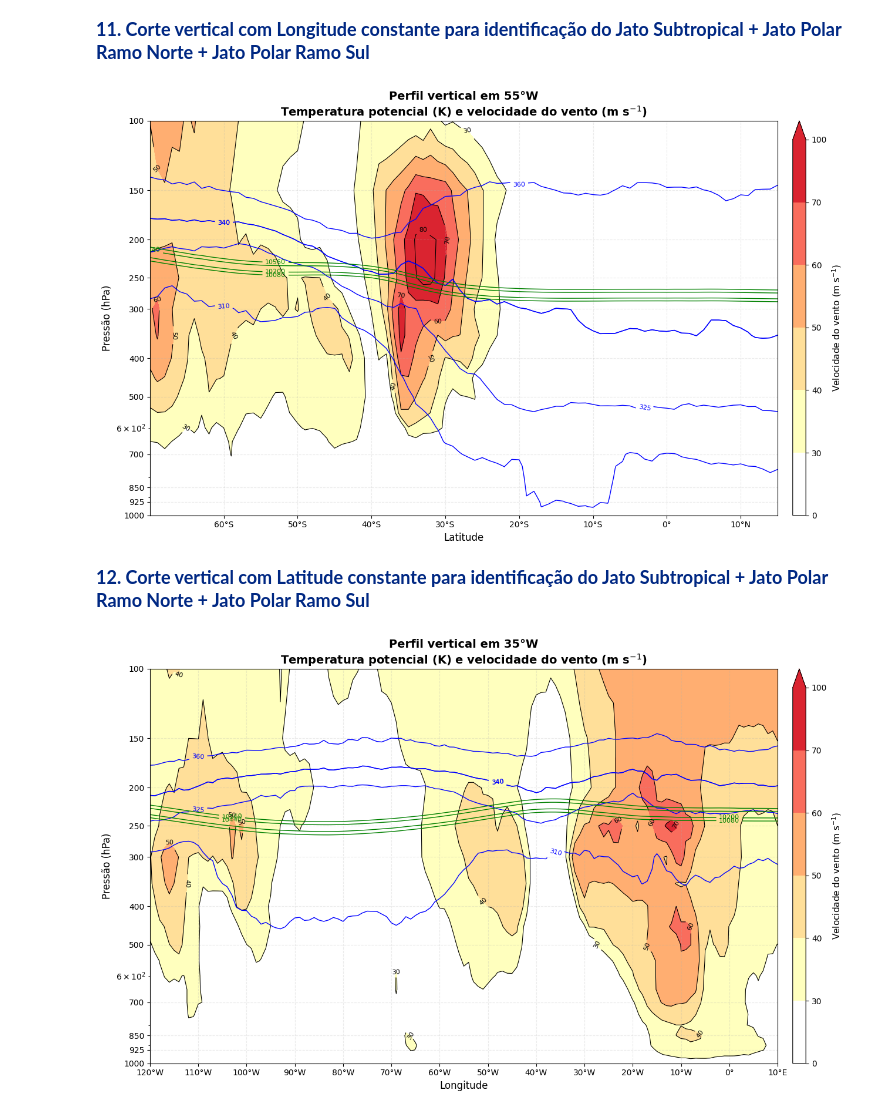
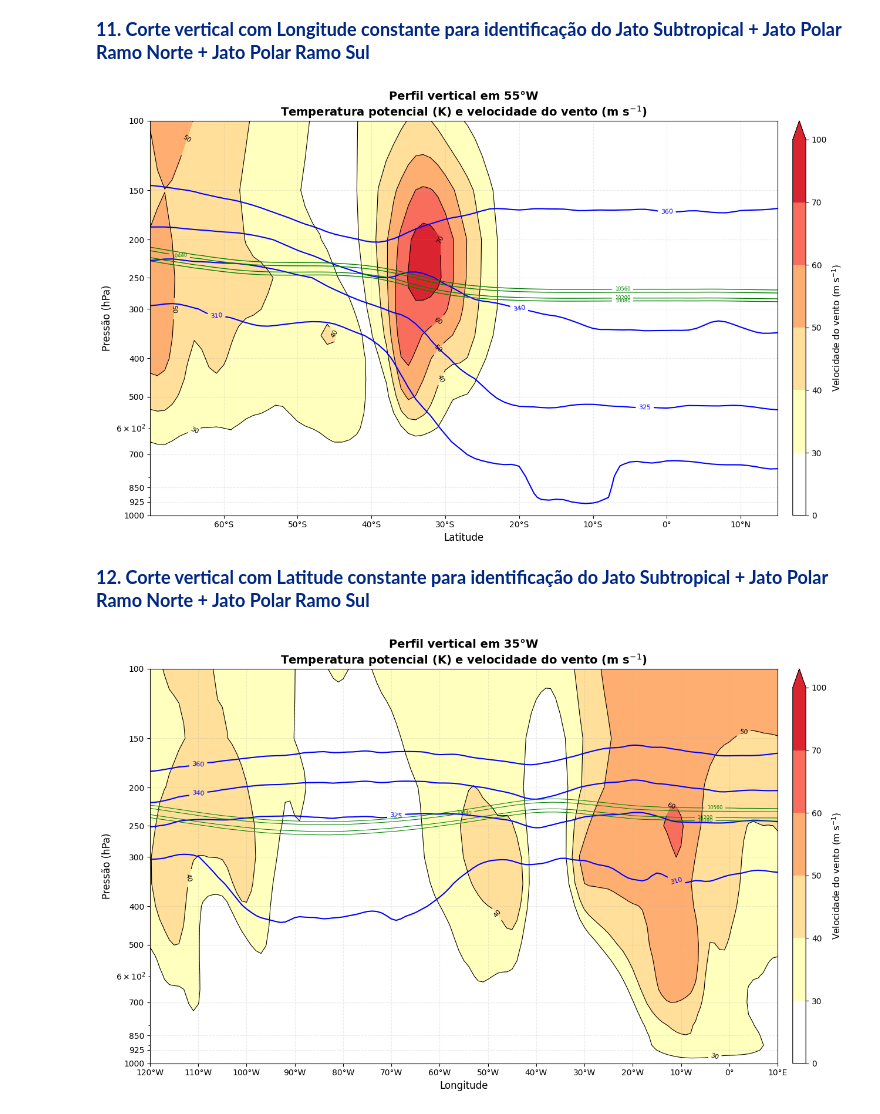
Before and after one commit to RonaldRN/Monitorias_IAG-USP, a Jupyter notebook: Meteorologia-Sinotica-I/2026/JET_POLAR_SUBTROPICAL.ipynb, the cells around one changed output. Saved outputs shown, nothing was run; the diff lists cells and outputs as text; code cells hidden in the pictures.

```diff
--- a/Meteorologia-Sinotica-I/2026/JET_POLAR_SUBTROPICAL.ipynb
+++ b/Meteorologia-Sinotica-I/2026/JET_POLAR_SUBTROPICAL.ipynb
@@ -698,6 +699,10 @@ v = section["v"]
 wind_speed = section["wind_speed"]
 theta = section["theta"]
 z = section["gh"]
+
+# Suavizar variáveis
+theta = mpcalc.smooth_gaussian(theta, 6)
+wind_speed = mpcalc.smooth_gaussian(wind_speed, 6)
 
 # ============================================================
 # 7. GARANTIR ORDEM PRESSÃO x LATITUDE
@@ -773,14 +778,14 @@ ax.clabel(cs_wind, fmt="%d", fontsize=8)
 # ============================================================
 
 # Jato Subtropical
-theta_levels_jst = np.arange(340, 361, 20)
+theta_levels_jst = np.arange(360, 361, 20)
 cs_theta_jst = ax.contour(
     latitude,
     pressure,
     theta.values,
     levels=theta_levels_jst,
     colors="blue",
-    linewidths=1.0
+    linewidths=1.5
 )
 ax.clabel(cs_theta_jst, fmt="%d", fontsize=8)
 
@@ -792,7 +797,7 @@ cs_theta_jp = ax.contour(
     theta.values,
     levels=theta_levels_jp,
     colors="blue",
-    linewidths=1.0
+    linewidths=1.5
 )
 ax.clabel(cs_theta_jp, fmt="%d", fontsize=8)
 
@@ -810,7 +815,7 @@ cs_z_jst = ax.contour(
     colors="green",
     linewidths=1.0
 )
-ax.clabel(cs_z_jst, fmt="%d", fontsize=8)
+ax.clabel(cs_z_jst, fmt="%d", fontsize=6)
 
 # Jato Polar Norte
 z_levels_jpn = np.arange(10200, 10441, 240)
@@ -822,7 +827,7 @@ cs_z_jpn = ax.contour(
     colors="green",
     linewidths=1.0
 )
-ax.clabel(cs_z_jpn, fmt="%d", fontsize=8)
+ax.clabel(cs_z_jpn, fmt="%d", fontsize=6)
 
 # Jato Polar Sul
 z_levels_jps = np.arange(10080, 10081, 1)
@@ -834,7 +839,7 @@ cs_z_jps = ax.contour(
     colors="green",
     linewidths=1.0
 )
-ax.clabel(cs_z_jps, fmt="%d", fontsize=8)
+ax.clabel(cs_z_jps, fmt="%d", fontsize=6)
 
 # ============================================================
 # 12. EIXO VERTICAL
@@ -893,7 +898,7 @@ plt.tight_layout()
 
 plt.show()
 # %% [output]
-[figure, old version]
+[figure, new version]
 # %% [markdown]
 <font size=4 color='#002883'> **12. Corte vertical com Latitude constante para identificação do Jato Subtropical + Jato Polar Ramo Norte + Jato Polar Ramo Sul** <font>
 # %%
@@ -966,6 +971,10 @@ v = section["v"]
 wind_speed = section["wind_speed"]
 theta = section["theta"]
 z = section["gh"]
+
+# Suavizar variáveis
+theta = mpcalc.smooth_gaussian(theta, 6)
+wind_speed = mpcalc.smooth_gaussian(wind_speed, 6)
 
 # ============================================================
 # 7. GARANTIR ORDEM PRESSÃO x LATITUDE
@@ -1041,14 +1050,14 @@ ax.clabel(cs_wind, fmt="%d", fontsize=8)
 # ============================================================
 
 # Jato Subtropical
-theta_levels_jst = np.arange(340, 361, 20)
+theta_levels_jst = np.arange(360, 361, 20)
 cs_theta_jst = ax.contour(
     longitude,
     pressure,
     theta.values,
     levels=theta_levels_jst,
     colors="blue",
-    linewidths=1.0
+    linewidths=1.5
 )
 ax.clabel(cs_theta_jst, fmt="%d", fontsize=8)
 
@@ -1060,7 +1069,7 @@ cs_theta_jp = ax.contour(
     theta.values,
     levels=theta_levels_jp,
     colors="blue",
-    linewidths=1.0
+    linewidths=1.5
 )
 ax.clabel(cs_theta_jp, fmt="%d", fontsize=8)
 
@@ -1076,9 +1085,9 @@ cs_z_jst = ax.contour(
     z.values,
     levels=z_levels_jst,
     colors="green",
-    linewidths=1.0
+    linewidths=0.75
 )
-ax.clabel(cs_z_jst, fmt="%d", fontsize=8)
+ax.clabel(cs_z_jst, fmt="%d", fontsize=6)
 
 # Jato Polar Norte
 z_levels_jpn = np.arange(10200, 10441, 240)
@@ -1088,9 +1097,9 @@ cs_z_jpn = ax.contour(
     z.values,
     levels=z_levels_jpn,
     colors="green",
-    linewidths=1.0
+    linewidths=0.75
 )
-ax.clabel(cs_z_jpn, fmt="%d", fontsize=8)
+ax.clabel(cs_z_jpn, fmt="%d", fontsize=6)
 
 # Jato Polar Sul
 z_levels_jps = np.arange(10080, 10081, 1)
@@ -1100,9 +1109,9 @@ cs_z_jps = ax.contour(
     z.values,
     levels=z_levels_jps,
     colors="green",
-    linewidths=1.0
+    linewidths=0.75
 )
-ax.clabel(cs_z_jps, fmt="%d", fontsize=8)
+ax.clabel(cs_z_jps, fmt="%d", fontsize=6)
 
 # ============================================================
 # 12. EIXO VERTICAL
@@ -1134,31 +1143,31 @@ for lon in lon_ticks:
 ax.set_xticks(lon_ticks)
 ax.set_xticklabels(lon_labels)
 
 # ============================================================
 # 15. COLORBAR
 # ============================================================
 
 cbar = plt.colorbar(cf, ax=ax, pad=0.02, aspect=30)
 cbar.set_label("Velocidade do vento (m s$^{-1}$)", fontsize=11)
 
 # ============================================================
 # 16. LABELS
 # ============================================================
 ax.set_xlabel("Longitude", fontsize=12)
 ax.set_ylabel("Pressão (hPa)", fontsize=12)
 ax.set_title(
     f"Perfil vertical em {abs(lat_corte):.0f}°W\n"
     "Temperatura potencial (K) e velocidade do vento (m s$^{-1}$)",
     fontsize=14,
     fontweight="bold"
 )
 
 
 ax.grid(linestyle="--", alpha=0.25)
 
 
 plt.tight_layout()
 
 plt.show()
 # %% [output]
-[figure, old version]
+[figure, new version]
```
Also changed, not shown: parts of 1 cell of this notebook.
